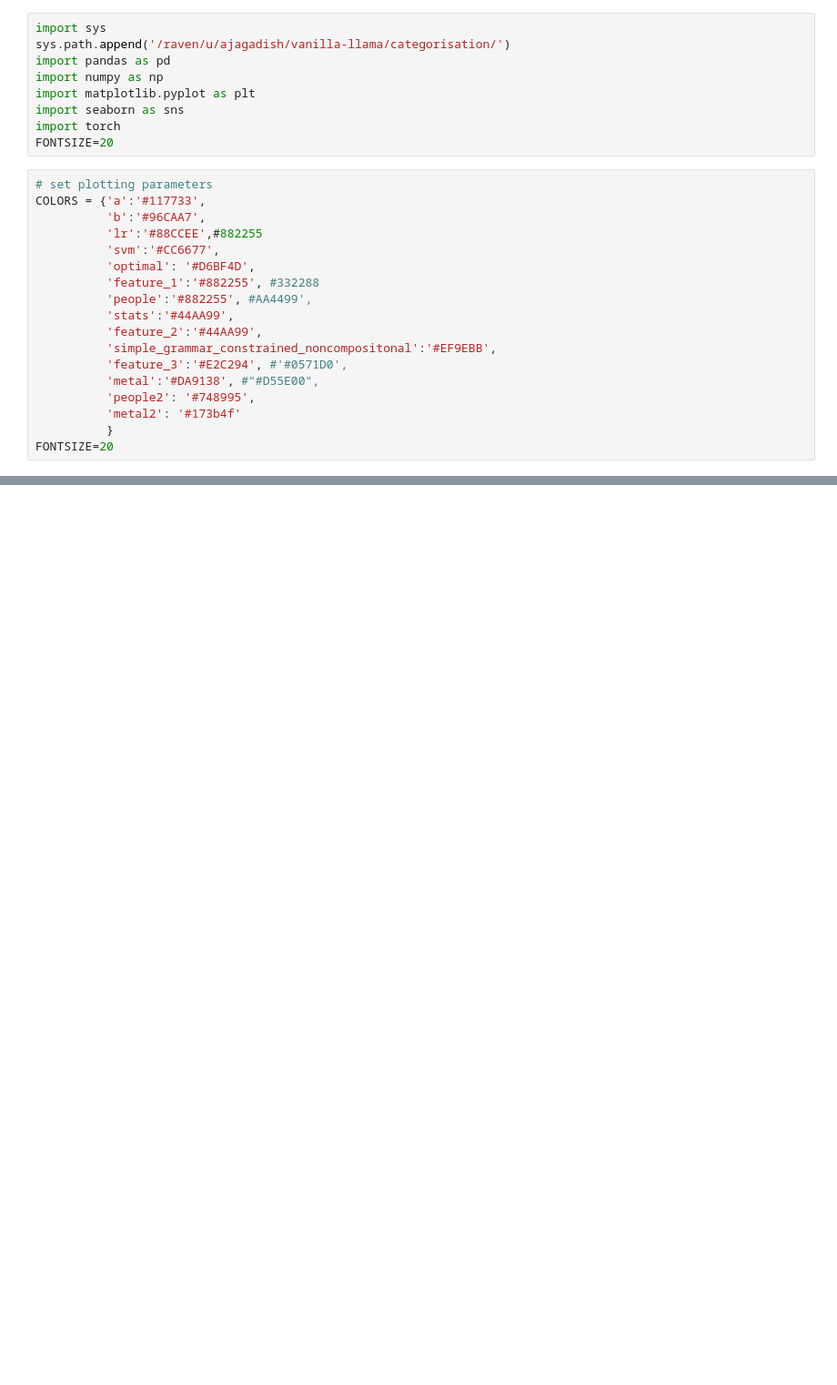
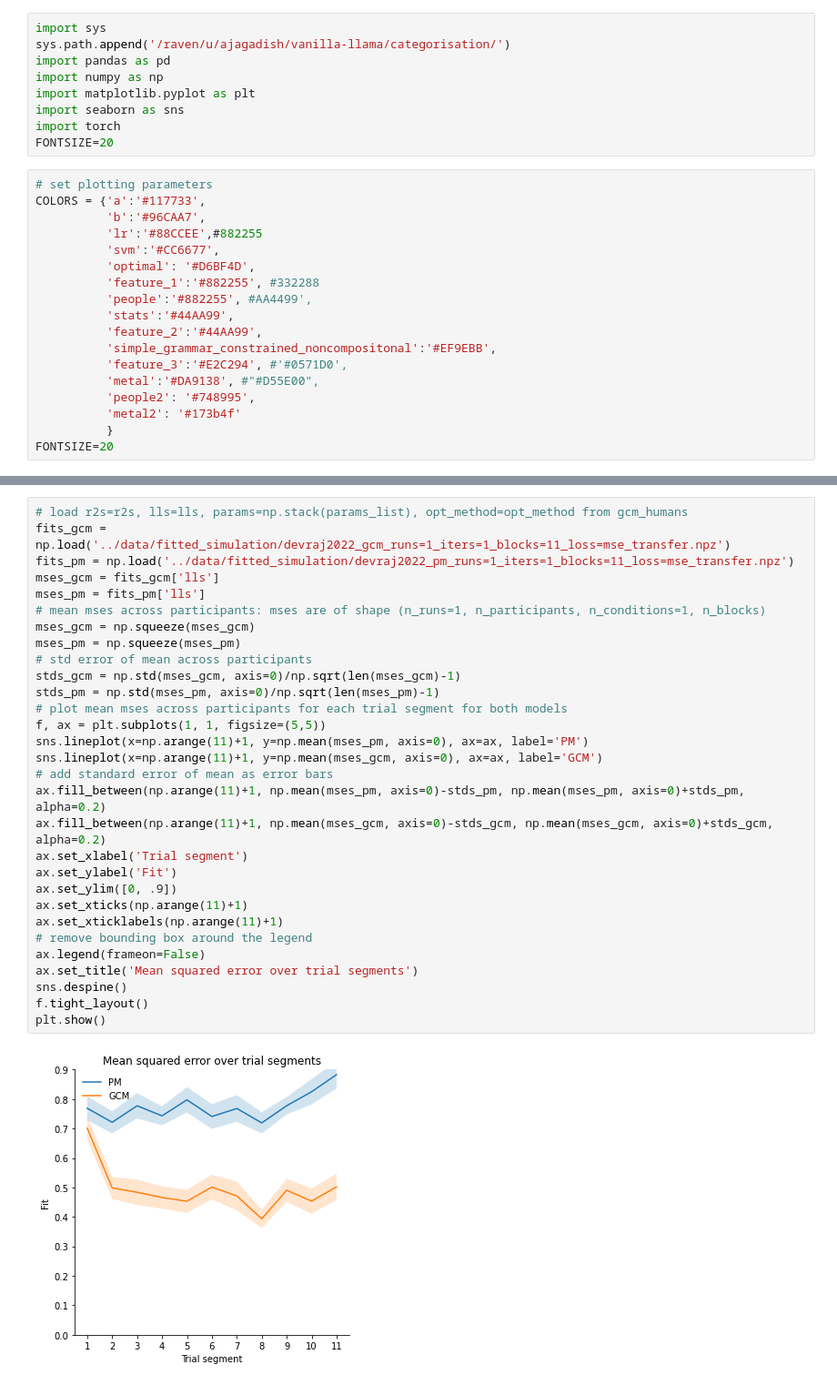
Before and after one commit to akjagadish/vanilla-llama, a Jupyter notebook: categorisation/notebooks/fitted_simulations.ipynb, the cells around one changed output, grey strips where cells are left out. Shown at 91% size. Cells and saved outputs as stored; diff of their text form; blank space fills up the shorter version.

```diff
--- a/categorisation/notebooks/fitted_simulations.ipynb
+++ b/categorisation/notebooks/fitted_simulations.ipynb
@@ -59,0 +60,32 @@ plt.show()
+# %%
+# load r2s=r2s, lls=lls, params=np.stack(params_list), opt_method=opt_method from gcm_humans
+fits_gcm = np.load('../data/fitted_simulation/devraj2022_gcm_runs=1_iters=1_blocks=11_loss=mse_transfer.npz')
+fits_pm = np.load('../data/fitted_simulation/devraj2022_pm_runs=1_iters=1_blocks=11_loss=mse_transfer.npz')
+mses_gcm = fits_gcm['lls']
+mses_pm = fits_pm['lls']
+# mean mses across participants: mses are of shape (n_runs=1, n_participants, n_conditions=1, n_blocks)
+mses_gcm = np.squeeze(mses_gcm)
+mses_pm = np.squeeze(mses_pm)
+# std error of mean across participants
+stds_gcm = np.std(mses_gcm, axis=0)/np.sqrt(len(mses_gcm)-1)
+stds_pm = np.std(mses_pm, axis=0)/np.sqrt(len(mses_pm)-1)
+# plot mean mses across participants for each trial segment for both models
+f, ax = plt.subplots(1, 1, figsize=(5,5))
+sns.lineplot(x=np.arange(11)+1, y=np.mean(mses_pm, axis=0), ax=ax, label='PM')
+sns.lineplot(x=np.arange(11)+1, y=np.mean(mses_gcm, axis=0), ax=ax, label='GCM')
+# add standard error of mean as error bars
+ax.fill_between(np.arange(11)+1, np.mean(mses_pm, axis=0)-stds_pm, np.mean(mses_pm, axis=0)+stds_pm, alpha=0.2)
+ax.fill_between(np.arange(11)+1, np.mean(mses_gcm, axis=0)-stds_gcm, np.mean(mses_gcm, axis=0)+stds_gcm, alpha=0.2)
+ax.set_xlabel('Trial segment')
+ax.set_ylabel('Fit')
+ax.set_ylim([0, .9])
+ax.set_xticks(np.arange(11)+1)
+ax.set_xticklabels(np.arange(11)+1)
+# remove bounding box around the legend
+ax.legend(frameon=False)
+ax.set_title('Mean squared error over trial segments')
+sns.despine()
+f.tight_layout()
+plt.show()
+# %% [output]
+[figure, added]
```
Also changed, not shown: parts of 2 cells of this notebook, 3 other files.
